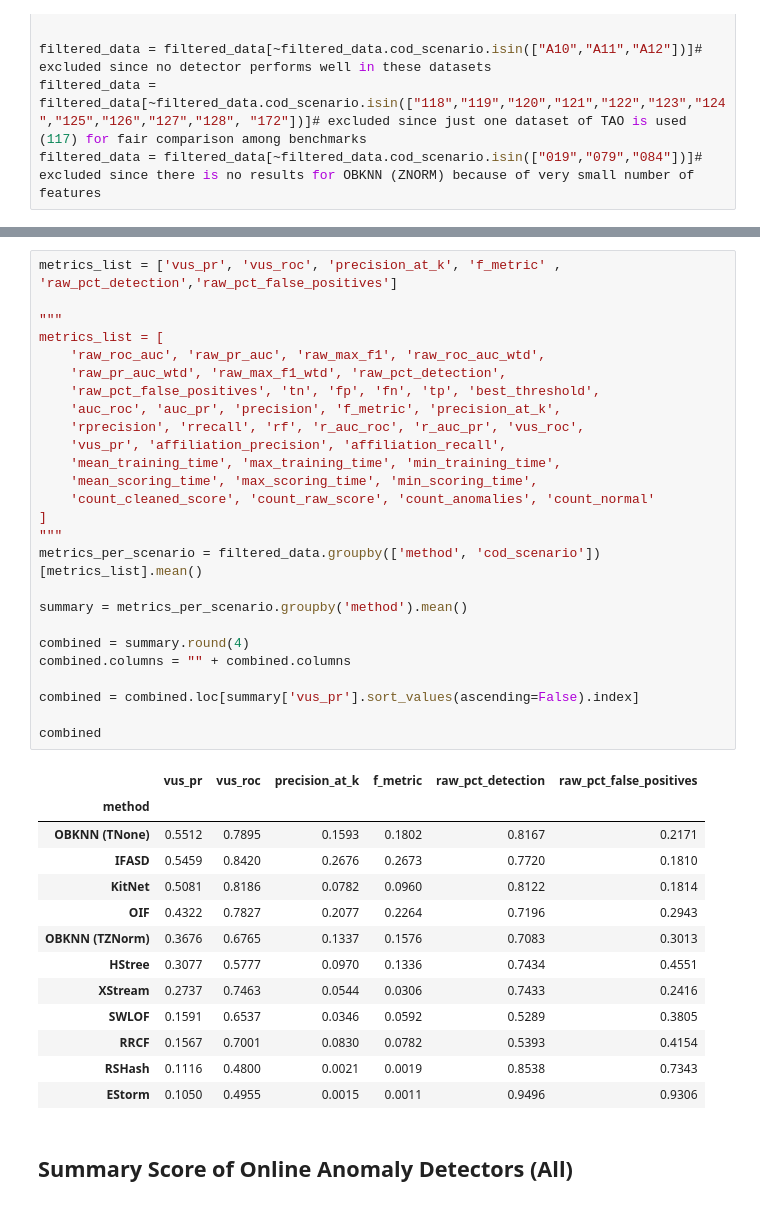
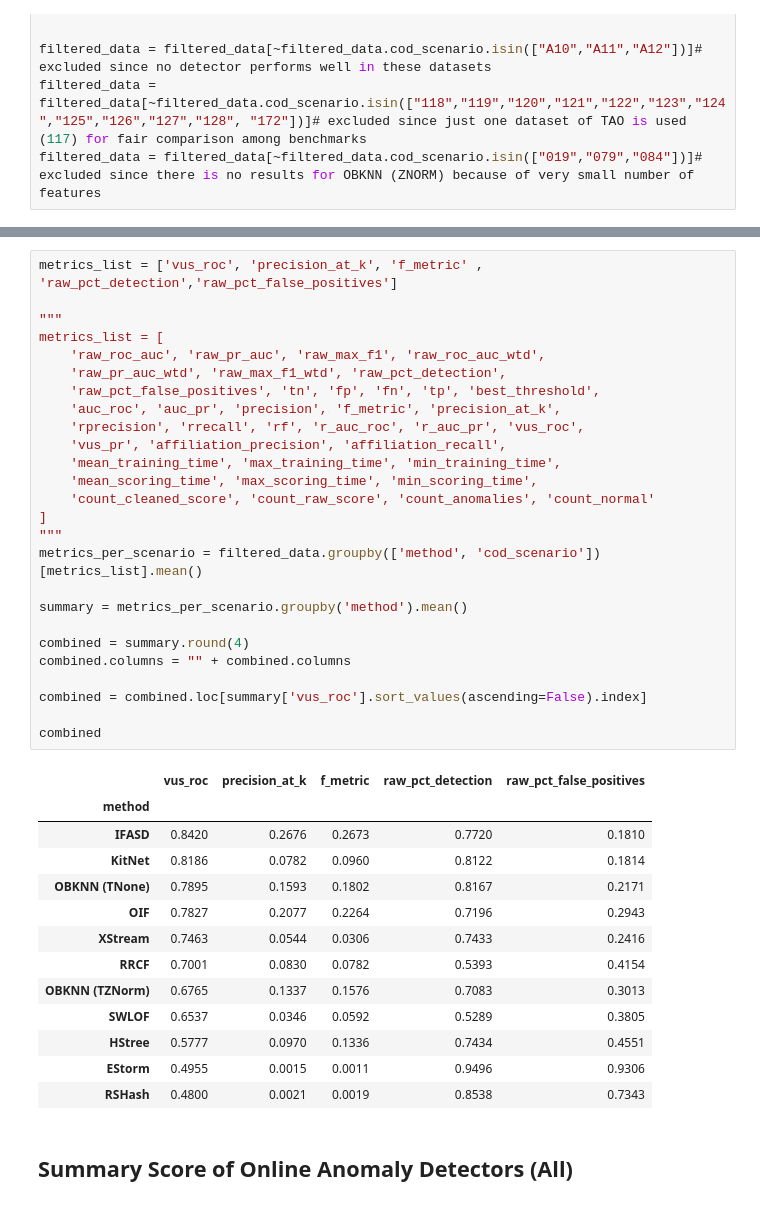
Before and after one commit to nirojasva/spectral-benchmark-bv4, a Jupyter notebook: notebooks/1_2_Summary_AD_Results (Eval).ipynb, the cells around one changed output, grey strips where cells are left out. Drawn from its saved outputs; the diff is of its cells as text.

Commit message:
updated analysis summary datasets

```diff
--- a/notebooks/1_2_Summary_AD_Results (Eval).ipynb
+++ b/notebooks/1_2_Summary_AD_Results (Eval).ipynb
@@ -248,43 +264,43 @@ combined
 # %%
-metrics_list = ['vus_pr', 'vus_roc', 'precision_at_k', 'f_metric' , 'raw_pct_detection','raw_pct_false_positives']
+metrics_list = ['vus_roc', 'precision_at_k', 'f_metric' , 'raw_pct_detection','raw_pct_false_positives']
 
 """
 metrics_list = [
     'raw_roc_auc', 'raw_pr_auc', 'raw_max_f1', 'raw_roc_auc_wtd',
     'raw_pr_auc_wtd', 'raw_max_f1_wtd', 'raw_pct_detection',
     'raw_pct_false_positives', 'tn', 'fp', 'fn', 'tp', 'best_threshold',
     'auc_roc', 'auc_pr', 'precision', 'f_metric', 'precision_at_k',
     'rprecision', 'rrecall', 'rf', 'r_auc_roc', 'r_auc_pr', 'vus_roc',
     'vus_pr', 'affiliation_precision', 'affiliation_recall',
     'mean_training_time', 'max_training_time', 'min_training_time',
     'mean_scoring_time', 'max_scoring_time', 'min_scoring_time',
     'count_cleaned_score', 'count_raw_score', 'count_anomalies', 'count_normal'
 ]
 """
 metrics_per_scenario = filtered_data.groupby(['method', 'cod_scenario'])[metrics_list].mean()
 
 summary = metrics_per_scenario.groupby('method').mean()
 
 combined = summary.round(4)
 combined.columns = "" + combined.columns
 
-combined = combined.loc[summary['vus_pr'].sort_values(ascending=False).index]
+combined = combined.loc[summary['vus_roc'].sort_values(ascending=False).index]
 
 combined
 # %% [output]
-|  | vus_pr | vus_roc | precision_at_k | f_metric | raw_pct_detection | raw_pct_false_positives |
-| method |  |  |  |  |  |  |
-| OBKNN (TNone) | 0.5512 | 0.7895 | 0.1593 | 0.1802 | 0.8167 | 0.2171 |
-| IFASD | 0.5459 | 0.8420 | 0.2676 | 0.2673 | 0.7720 | 0.1810 |
-| KitNet | 0.5081 | 0.8186 | 0.0782 | 0.0960 | 0.8122 | 0.1814 |
-| OIF | 0.4322 | 0.7827 | 0.2077 | 0.2264 | 0.7196 | 0.2943 |
-| OBKNN (TZNorm) | 0.3676 | 0.6765 | 0.1337 | 0.1576 | 0.7083 | 0.3013 |
-| HStree | 0.3077 | 0.5777 | 0.0970 | 0.1336 | 0.7434 | 0.4551 |
-| XStream | 0.2737 | 0.7463 | 0.0544 | 0.0306 | 0.7433 | 0.2416 |
-| SWLOF | 0.1591 | 0.6537 | 0.0346 | 0.0592 | 0.5289 | 0.3805 |
-| RRCF | 0.1567 | 0.7001 | 0.0830 | 0.0782 | 0.5393 | 0.4154 |
-| RSHash | 0.1116 | 0.4800 | 0.0021 | 0.0019 | 0.8538 | 0.7343 |
-| EStorm | 0.1050 | 0.4955 | 0.0015 | 0.0011 | 0.9496 | 0.9306 |
+|  | vus_roc | precision_at_k | f_metric | raw_pct_detection | raw_pct_false_positives |
+| method |  |  |  |  |  |
+| IFASD | 0.8420 | 0.2676 | 0.2673 | 0.7720 | 0.1810 |
+| KitNet | 0.8186 | 0.0782 | 0.0960 | 0.8122 | 0.1814 |
+| OBKNN (TNone) | 0.7895 | 0.1593 | 0.1802 | 0.8167 | 0.2171 |
+| OIF | 0.7827 | 0.2077 | 0.2264 | 0.7196 | 0.2943 |
+| XStream | 0.7463 | 0.0544 | 0.0306 | 0.7433 | 0.2416 |
+| RRCF | 0.7001 | 0.0830 | 0.0782 | 0.5393 | 0.4154 |
+| OBKNN (TZNorm) | 0.6765 | 0.1337 | 0.1576 | 0.7083 | 0.3013 |
+| SWLOF | 0.6537 | 0.0346 | 0.0592 | 0.5289 | 0.3805 |
+| HStree | 0.5777 | 0.0970 | 0.1336 | 0.7434 | 0.4551 |
+| EStorm | 0.4955 | 0.0015 | 0.0011 | 0.9496 | 0.9306 |
+| RSHash | 0.4800 | 0.0021 | 0.0019 | 0.8538 | 0.7343 |
 # %% [markdown]
 ## Summary Score of Online Anomaly Detectors (All)
 # %%
```
Also changed, not shown: parts of 6 cells of this notebook, 7 other files.
